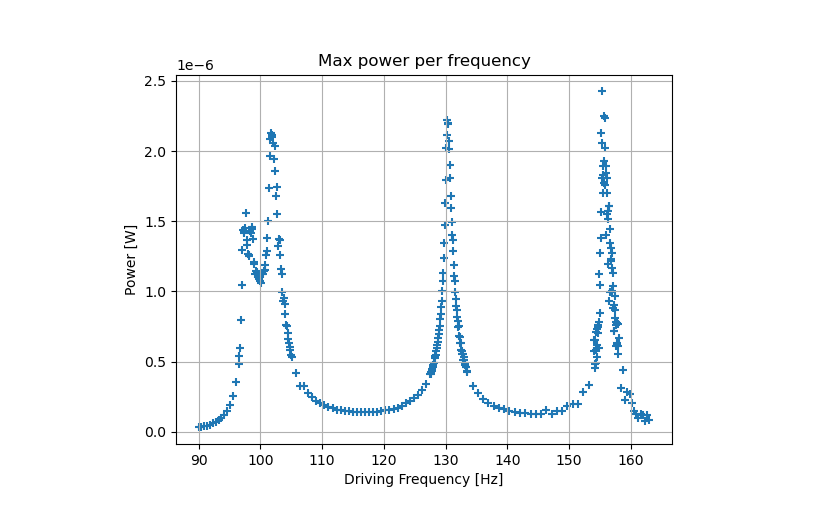
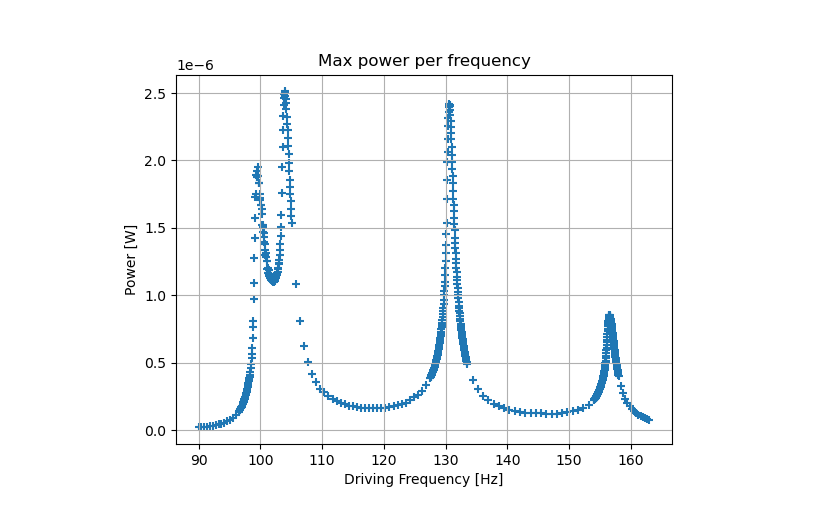
Before and after one commit to SalsyUniate/LinearManipsData, a Jupyter notebook: post_process.ipynb, the cells around one changed output. Saved outputs shown, nothing was run; the diff lists cells and outputs as text; code cells hidden in the pictures.

```diff
--- a/post_process.ipynb
+++ b/post_process.ipynb
@@ -10,11 +10,27 @@ from post_process_parquet import calculate_dataframe
 
 %matplotlib widget
 # %%
-data = calculate_dataframe("2026_9_28_15h08")
+data_coupled = calculate_dataframe("2026_10_16_18h29")
+data_uncoupled = calculate_dataframe("2026_9_23_18h19")
 # %%
-results = data.group_by(
+results_coupled = data_coupled.group_by(
     pl.col("f")
 ).agg(
     pl.col("pow1").max().alias("pow1max"),
+    pl.col('Rload')
 )
+
+results_uncoupled = data_uncoupled.group_by(
+    pl.col("f")
+).agg(
+    pl.col("pow1").max().alias("pow1max"),
+    pl.col("pow2").max().alias("pow2max"),
+    (pl.col('pow1')+pl.col('pow2')).max().alias('powtot')
+)
+
+# results_uncoupled_2 = data_uncoupled.group_by(
+#     pl.col("f")
+# ).agg(
+#     pl.col("pow2").max().alias("pow2max"),
+# )
 # %%
@@ -26,10 +54,10 @@ for f in (results["f"]):
 # %%
 plt.figure()
-plt.scatter(results["f"], results["pow1max"], marker='+')
+plt.scatter(results_coupled["f"], results_coupled["pow1max"], marker='+')
 plt.xlabel("Driving Frequency [Hz]")
 plt.ylabel("Power [W]")
 plt.title("Max power per frequency")
 plt.grid()
 plt.show()
 # %% [output]
-[figure, old version]
+[figure, new version]
```
Also changed, not shown: parts of 7 cells of this notebook, 6 other files.
